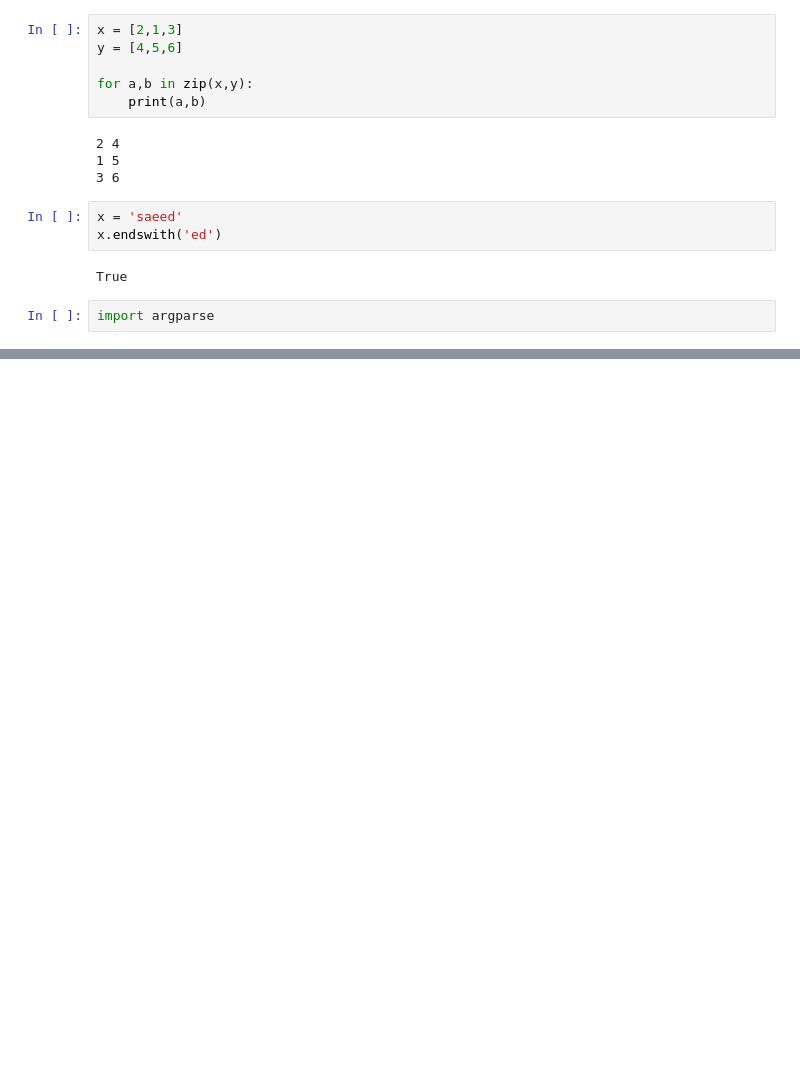
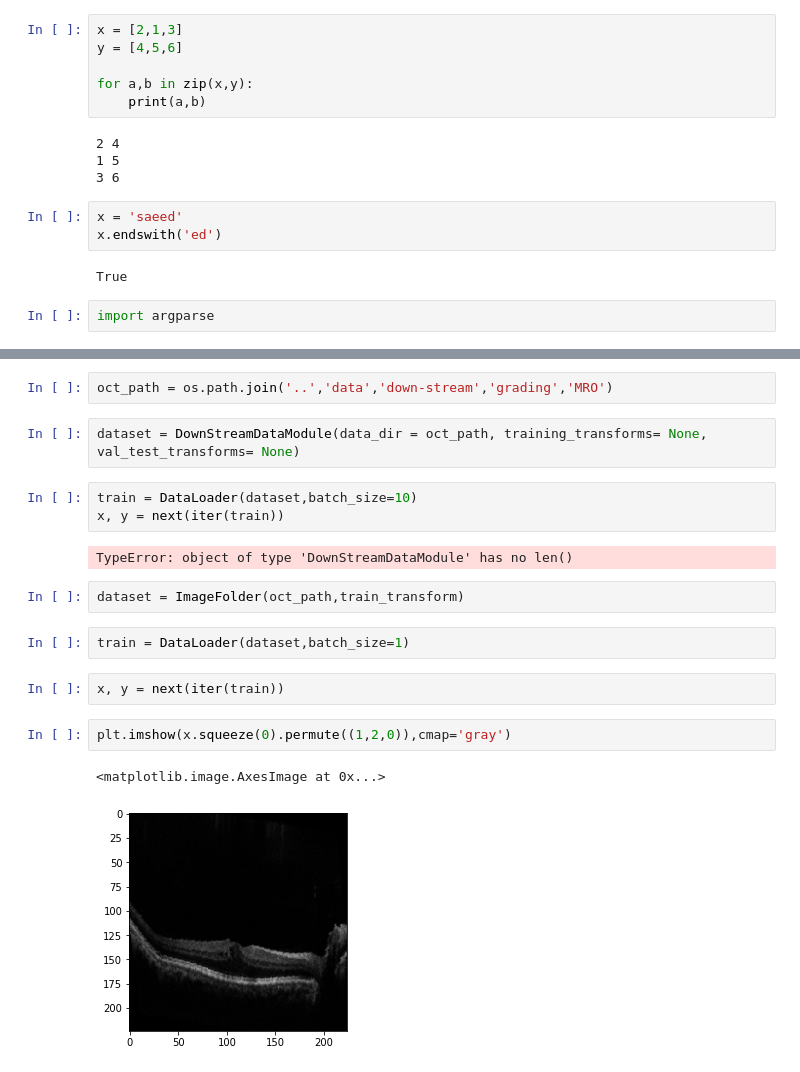
Before and after one commit to SaeedShurrab/Contrastive-positive-pairs-selection-strategies, a Jupyter notebook: notebooks/Datasets-building.ipynb, the cells around one changed output, grey strips where cells are left out. Cells and saved outputs as stored; diff of their text form; blank space fills up the shorter version.

```diff
--- a/notebooks/Datasets-building.ipynb
+++ b/notebooks/Datasets-building.ipynb
@@ -622,0 +694,20 @@ import argparse
+# %%
+oct_path = os.path.join('..','data','down-stream','grading','MRO')
+# %%
+dataset = DownStreamDataModule(data_dir = oct_path, training_transforms= None, val_test_transforms= None)
+# %%
+train = DataLoader(dataset,batch_size=10)
+x, y = next(iter(train))
+# %% [output]
+TypeError: object of type 'DownStreamDataModule' has no len()
+# %%
+dataset = ImageFolder(oct_path,train_transform)
+# %%
+train = DataLoader(dataset,batch_size=1)
+# %%
+x, y = next(iter(train))
+# %%
+plt.imshow(x.squeeze(0).permute((1,2,0)),cmap='gray')
+# %% [output]
+<matplotlib.image.AxesImage at 0x...>
+[figure, added]
```
Also changed, not shown: parts of 2 cells of this notebook, 6 other files.
